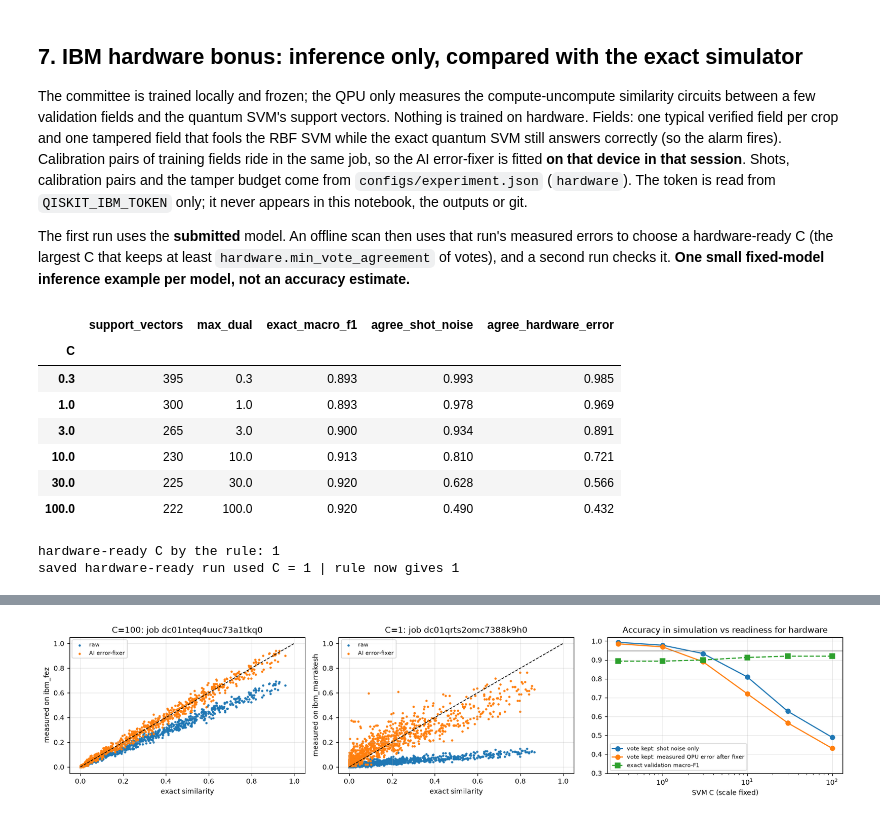
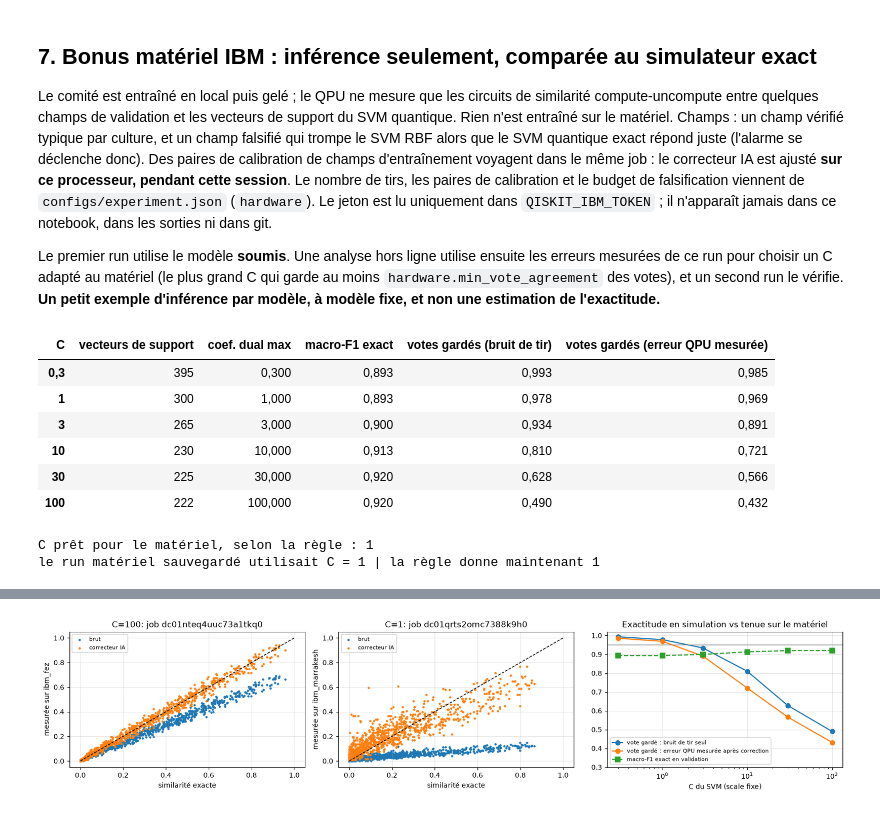
Before and after one commit to Knizmo/crop-guard-q, a Jupyter notebook: notebooks/CropGuard_Q.ipynb, the cells around one changed output, grey strips where cells are left out. Cells and saved outputs as stored; diff of their text form; code cells hidden in the pictures.

```diff
--- a/notebooks/CropGuard_Q.ipynb
+++ b/notebooks/CropGuard_Q.ipynb
@@ -94,12 +176,13 @@ The quantum kernel has one sensitive knob, the **rotation strength** `scale` tha
 # %%
 config = load_config()
 if RUN_TUNING:
-    rerun, log = tune.tune(write=False)
-    print('rerun reproduces the frozen settings:', all(rerun[k] == config[k] for k in tune.GRIDS))
+    with contextlib.redirect_stdout(io.StringIO()):  # les lignes de progression de tune.py sont résumées dans le tableau ci-dessous
+        rerun, log = tune.tune(write=False)
+    print('la relance retrouve les réglages gelés :', all(rerun[k] == config[k] for k in tune.GRIDS))
 else:
     log = json.loads((OUT / 'tuning_log.json').read_text())
-display(pd.DataFrame({k: dict(frozen_settings=config[k], configurations=v['configurations'], tuning_seconds=round(v['seconds'], 1),
-                              best_validation_macro_f1=round(v['best_validation_macro_f1'], 4)) for k, v in log.items()}).T)
+show(pd.DataFrame({k: dict(frozen_settings=config[k], configurations=v['configurations'], tuning_seconds=round(v['seconds'], 1),
+                              best_validation_macro_f1=round(v['best_validation_macro_f1'], 4)) for k, v in log.items()}).T, 4)
 
 grid = pd.DataFrame(log['quantum']['rows'])
 Z, Zv = prep.transform(X), prep.transform(Xv)
@@ -107,8 +190,8 @@ outside = {s: score(yv, QuantumKernelSVM(s, config['quantum']['C']).fit(Z, y).pr
            for s in EXPERIMENT['tuning']['illustration_scales']}
 fig, ax = plt.subplots(figsize=(6.5, 3))
 for C, g in grid.groupby('C'): ax.plot(g.scale, g.validation_macro_f1, marker='o', ms=3, label=f'C={C}')
-ax.plot(list(outside), list(outside.values()), 'kx--', label='outside the grid (illustration)')
-ax.set(xlabel='rotation strength (scale)', ylabel='validation macro-F1', title='Quantum kernel: stronger rotation collapses it')
+ax.plot(list(outside), list(outside.values()), 'kx--', label='hors de la grille (illustration)')
+ax.set(xlabel='force de rotation (scale)', ylabel='macro-F1 en validation', title='Noyau quantique : une rotation trop forte l’effondre')
 ax.legend(fontsize=7, ncol=2); save_show(fig, 'cg_01_kernel_scale')
-print('outside the grid ->', {k: round(v, 3) for k, v in outside.items()})
+print('hors de la grille ->', {k: round(v, 3) for k, v in outside.items()})
 # %% [output]
@@ -194,13 +270,13 @@ for ax, name in zip(axes, ['quantum committee', 'matched control', 'reference'])
     ax.imshow(norm, vmin=0, vmax=1, cmap='Blues'); ax.grid(False)
     for i in range(len(L)):
         for j in range(len(L)): ax.text(j, i, f'{norm[i, j]:.0%}\n(n={cm[i, j]})', ha='center', va='center', color='white' if norm[i, j] > .55 else 'black')
-    ax.set(xticks=range(len(L)), yticks=range(len(L)), xticklabels=L, yticklabels=L, xlabel='predicted', ylabel='true', title=f'{name}, seed {first}')
+    ax.set(xticks=range(len(L)), yticks=range(len(L)), xticklabels=[fr(c) for c in L], yticklabels=[fr(c) for c in L], xlabel='prédit', ylabel='réel', title=f'{fr(name)}, graine {first}')
 fig.tight_layout(); save_show(fig, 'cg_02_confusion')
 
 res_q, res_c = fitted['quantum committee', first].resources(), fitted['matched control', first].resources()
 resources = {'quantum committee': res_q, 'matched control': res_c,
              'reference': dict(support_vectors=int(ref[-1].n_support_.sum()), inputs=f'{len(FEATURES)} raw features',
                                params=json.loads((ROOT / 'configs/reference.json').read_text())['params'])}
-display(pd.DataFrame({f'{c} · {m}': v for c, r in [('quantum', res_q), ('control', res_c)] for m, v in r['members'].items()}).T.astype(str))
+show(pd.DataFrame({f'{c} · {fr(m)}': v for c, r in [('comité quantique', res_q), ('contrôle apparié', res_c)] for m, v in r['members'].items()}).T.astype(str))
 display(Markdown(report.resources_text(res_q)))
 # %% [output]
@@ -422,24 +488,25 @@ fig.tight_layout(); save_show(fig, 'cg_04_noise_fixer')
 # %% [markdown]
-## 7. IBM hardware bonus: inference only, compared with the exact simulator
+## 7. Bonus matériel IBM : inférence seulement, comparée au simulateur exact
 
-The committee is trained locally and frozen; the QPU only measures the compute-uncompute similarity circuits between a few validation fields and the quantum SVM's support vectors. Nothing is trained on hardware. Fields: one typical verified field per crop and one tampered field that fools the RBF SVM while the exact quantum SVM still answers correctly (so the alarm fires). Calibration pairs of training fields ride in the same job, so the AI error-fixer is fitted **on that device in that session**. Shots, calibration pairs and the tamper budget come from `configs/experiment.json` (`hardware`). The token is read from `QISKIT_IBM_TOKEN` only; it never appears in this notebook, the outputs or git.
+Le comité est entraîné en local puis gelé ; le QPU ne mesure que les circuits de similarité compute-uncompute entre quelques champs de validation et les vecteurs de support du SVM quantique. Rien n'est entraîné sur le matériel. Champs : un champ vérifié typique par culture, et un champ falsifié qui trompe le SVM RBF alors que le SVM quantique exact répond juste (l'alarme se déclenche donc). Des paires de calibration de champs d'entraînement voyagent dans le même job : le correcteur IA est ajusté **sur ce processeur, pendant cette session**. Le nombre de tirs, les paires de calibration et le budget de falsification viennent de `configs/experiment.json` (`hardware`). Le jeton est lu uniquement dans `QISKIT_IBM_TOKEN` ; il n'apparaît jamais dans ce notebook, dans les sorties ni dans git.
 
-The first run uses the **submitted** model. An offline scan then uses that run's measured errors to choose a hardware-ready C (the largest C that keeps at least `hardware.min_vote_agreement` of votes), and a second run checks it. **One small fixed-model inference example per model, not an accuracy estimate.**
+Le premier run utilise le modèle **soumis**. Une analyse hors ligne utilise ensuite les erreurs mesurées de ce run pour choisir un C adapté au matériel (le plus grand C qui garde au moins `hardware.min_vote_agreement` des votes), et un second run le vérifie. **Un petit exemple d'inférence par modèle, à modèle fixe, et non une estimation de l'exactitude.**
 # %%
 model0 = fitted['quantum committee', first]
 if RUN_HARDWARE:
     backend = hk.connect()
-    mitigation.save_profile(backend)  # refresh the real calibration used by section 6
+    mitigation.save_profile(backend)  # met à jour la vraie calibration utilisée en section 6
     hk.run(model0, hk.pick_fields(model0, X, Xv, yv, ids_v), backend, approved=True, save=OUT / 'hardware_result.json')
 hw = json.loads((OUT / 'hardware_result.json').read_text())
 
-# Why might the submitted model's votes not survive the QPU? Large C means large dual coefficients that amplify kernel
-# errors. Offline (no QPU): resample this run's measured post-fixer errors, or shot-sampling noise, for every candidate C.
+# Pourquoi les votes du modèle soumis peuvent-ils ne pas tenir sur le QPU ? Un grand C donne de grands coefficients duaux
+# qui amplifient les erreurs du noyau. Hors ligne (sans QPU) : on rejoue les erreurs mesurées après correction, ou le bruit
+# de tir, pour chaque C candidat.
 scan = hk.robustness_scan(Z, y, Zv, yv, hk.residuals(hw), model0.members[0].scale)
 chosen = hk.choose_C(scan)
 (OUT / 'hardware_robustness.json').write_text(json.dumps(dict(rows=scan, chosen_C=chosen, source='hardware_result.json residuals after the AI error-fixer'), indent=1))
-sc = pd.DataFrame(scan).set_index('C'); display(sc.round(3))
-print('hardware-ready C by the rule:', chosen)
+sc = pd.DataFrame(scan).set_index('C'); show(sc, 3)
+print('C prêt pour le matériel, selon la règle :', chosen)
 
 if RUN_HARDWARE and chosen is not None:
     cfg = load_config(); cfg['quantum'] = dict(cfg['quantum'], C=chosen)
@@ -447,36 +514,35 @@ if RUN_HARDWARE and chosen is not None:
     hk.run(model1, hk.pick_fields(model1, X, Xv, yv, ids_v), backend, approved=True, save=OUT / 'hardware_result_robust.json')
 runs_hw = {f: json.loads((OUT / f).read_text()) for f in ['hardware_result.json', 'hardware_result_robust.json'] if (OUT / f).exists()}
 if 'hardware_result_robust.json' in runs_hw:
-    print('saved hardware-ready run used C =', runs_hw['hardware_result_robust.json']['quantum_params']['C'], '| rule now gives', chosen)
+    print('le run matériel sauvegardé utilisait C =', runs_hw['hardware_result_robust.json']['quantum_params']['C'], '| la règle donne maintenant', chosen)
 
 keys = ['backend', 'job_id', 'finished_utc', 'quantum_params', 'shots', 'circuits', 'support_vectors', 'calibration_pairs',
         'transpiled_depth', 'transpiled_two_qubit_gates', 'physical_qubits', 'quantum_seconds', 'mae_raw', 'mae_fixed', 'fixer_slope', 'fixer_intercept']
-display(pd.DataFrame({f: {k: h.get(k) for k in keys} for f, h in runs_hw.items()}).astype(str))
-display(pd.concat({f: pd.DataFrame(h['fields'])[['name', 'target', 'quantum_exact', 'quantum_hardware_raw', 'quantum_hardware_fixed', 'rbf', 'forest']]
+show(pd.DataFrame({f: {k: h.get(k) for k in keys} for f, h in runs_hw.items()}).astype(str))
+show(pd.concat({f: pd.DataFrame(h['fields'])[['name', 'target', 'quantum_exact', 'quantum_hardware_raw', 'quantum_hardware_fixed', 'rbf', 'forest']]
                    for f, h in runs_hw.items()}))
 fig, axes = plt.subplots(1, len(runs_hw) + 1, figsize=(5 * (len(runs_hw) + 1), 3.4))
 for ax, (f, h) in zip(axes, runs_hw.items()):
     n = h['support_vectors'] * len(h['fields']); ex, me = np.array(h['exact']), np.array(h['measured'])
-    ax.scatter(ex[:n], me[:n], s=4, label='raw')
-    ax.scatter(ex[:n], np.clip(h['fixer_slope'] * me[:n] + h['fixer_intercept'], 0, 1), s=4, label='AI error-fixer')
+    ax.scatter(ex[:n], me[:n], s=4, label='brut')
+    ax.scatter(ex[:n], np.clip(h['fixer_slope'] * me[:n] + h['fixer_intercept'], 0, 1), s=4, label='correcteur IA')
     ax.plot([0, 1], [0, 1], 'k--', lw=1); ax.legend(fontsize=7)
-    ax.set(xlabel='exact similarity', ylabel=f"measured on {h['backend']}", title=f"C={h['quantum_params']['C']}: job {h['job_id']}")
+    ax.set(xlabel='similarité exacte', ylabel=f"mesurée sur {h['backend']}", title=f"C={h['quantum_params']['C']}: job {h['job_id']}")
 ax = axes[-1]
-ax.semilogx(sc.index, sc.agree_shot_noise, 'o-', label='vote kept: shot noise only')
-ax.semilogx(sc.index, sc.agree_hardware_error, 'o-', label='vote kept: measured QPU error after fixer')
-ax.semilogx(sc.index, sc.exact_macro_f1, 's--', label='exact validation macro-F1')
+ax.semilogx(sc.index, sc.agree_shot_noise, 'o-', label='vote gardé : bruit de tir seul')
+ax.semilogx(sc.index, sc.agree_hardware_error, 'o-', label='vote gardé : erreur QPU mesurée après correction')
+ax.semilogx(sc.index, sc.exact_macro_f1, 's--', label='macro-F1 exact en validation')
 ax.axhline(EXPERIMENT['hardware']['min_vote_agreement'], color='grey', lw=.8)
-ax.set(xlabel='SVM C (scale fixed)', ylim=(0.3, 1.02), title='Accuracy in simulation vs readiness for hardware'); ax.legend(fontsize=7)
+ax.set(xlabel='C du SVM (scale fixe)', ylim=(0.3, 1.02), title='Exactitude en simulation vs tenue sur le matériel'); ax.legend(fontsize=7)
 fig.tight_layout(); save_show(fig, 'cg_05_ibm_hardware')
 # %% [output]
-|  | support_vectors | max_dual | exact_macro_f1 | agree_shot_noise | agree_hardware_error |
-| C |  |  |  |  |  |
-| 0.3 | 395 | 0.3 | 0.893 | 0.993 | 0.985 |
-| 1.0 | 300 | 1.0 | 0.893 | 0.978 | 0.969 |
-| 3.0 | 265 | 3.0 | 0.900 | 0.934 | 0.891 |
-| 10.0 | 230 | 10.0 | 0.913 | 0.810 | 0.721 |
-| 30.0 | 225 | 30.0 | 0.920 | 0.628 | 0.566 |
-| 100.0 | 222 | 100.0 | 0.920 | 0.490 | 0.432 |
+| C | vecteurs de support | coef. dual max | macro-F1 exact | votes gardés (bruit de tir) | votes gardés (erreur QPU mesurée) |
+| 0,3 | 395 | 0,300 | 0,893 | 0,993 | 0,985 |
+| 1 | 300 | 1,000 | 0,893 | 0,978 | 0,969 |
+| 3 | 265 | 3,000 | 0,900 | 0,934 | 0,891 |
+| 10 | 230 | 10,000 | 0,913 | 0,810 | 0,721 |
+| 30 | 225 | 30,000 | 0,920 | 0,628 | 0,566 |
+| 100 | 222 | 100,000 | 0,920 | 0,490 | 0,432 |
-hardware-ready C by the rule: 1
-saved hardware-ready run used C = 1 | rule now gives 1
+C prêt pour le matériel, selon la règle : 1
+le run matériel sauvegardé utilisait C = 1 | la règle donne maintenant 1
 |  | hardware_result.json | hardware_result_robust.json |
@@ -508,2 +574,2 @@ saved hardware-ready run used C = 1 | rule now gives 1
-[figure, old version]
+[figure, new version]
 # %% [markdown]
```
Also changed, not shown: parts of 23 cells of this notebook, 11 other files.
